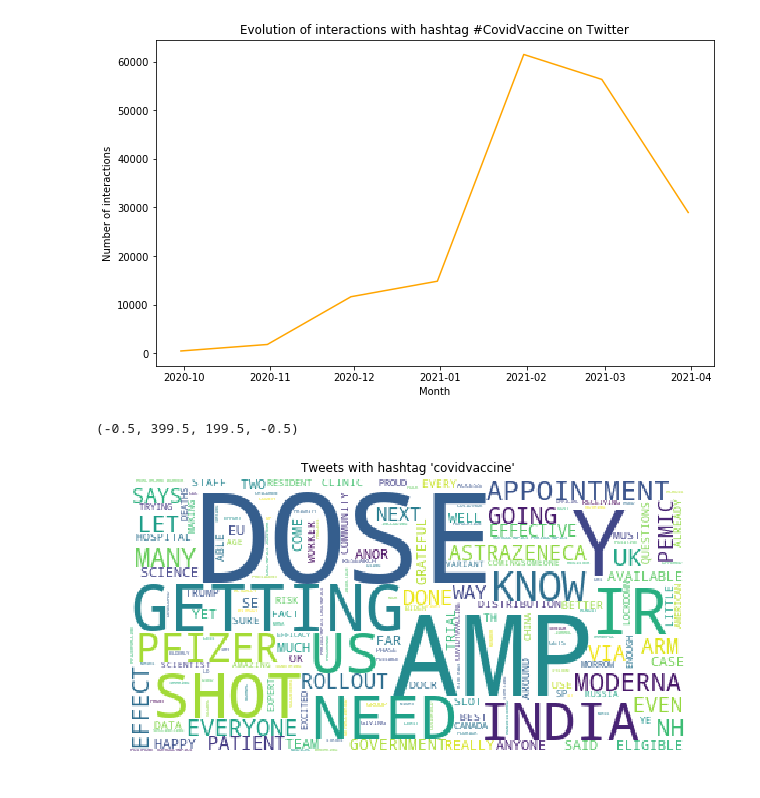
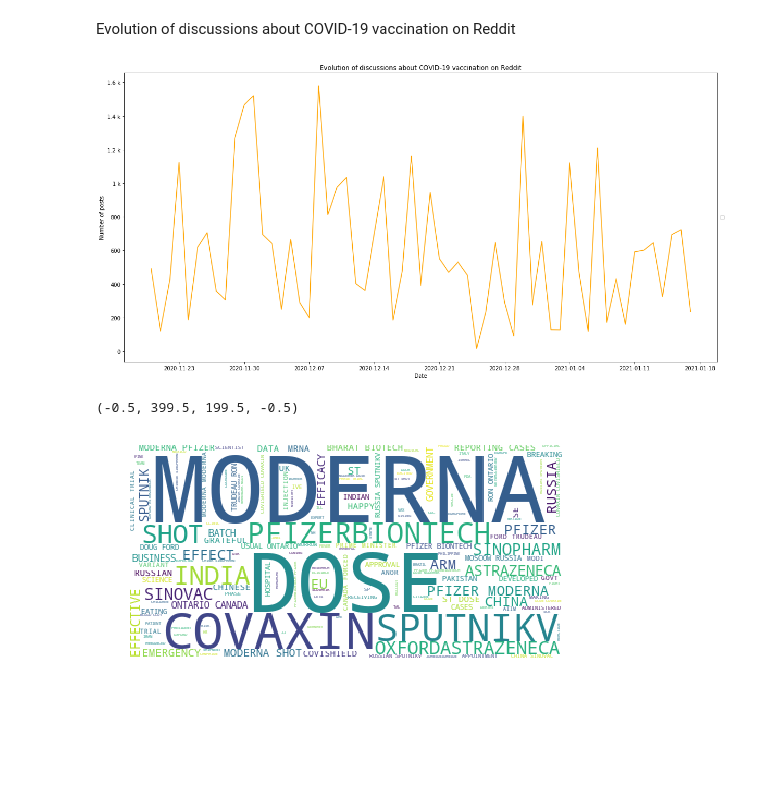
Before and after one commit to mvscti/covid19-vaccine-social-media-perception, a Jupyter notebook: Analyses.ipynb, the cells around one changed output. Cells and saved outputs as stored; diff of their text form; code cells hidden in the pictures; blank space fills up the shorter version.

```diff
--- a/Analyses.ipynb
+++ b/Analyses.ipynb
@@ -8,19 +90,25 @@ from matplotlib import pyplot as plt
+# %% [markdown]
+Evolution of discussions about COVID-19 vaccination on Reddit
 # %%
-#Evolution of interactions with hashtag #CovidVaccine on Twitter
-twitter_df=pd.read_csv('datasets/covidvaccine_hashtag.csv', low_memory=False)
-twitter_data=pd.to_datetime(twitter_df['date'], format='%Y-%m-%d %H:%M:%S.%f', errors='coerce')
-df = (pd.to_datetime(twitter_data.dropna())
+reddit_df['post_date']=reddit_df['post_date'].dropna().apply(adjustDateFormat)
+reddit_data=pd.to_datetime(reddit_df['post_date'], format='%Y-%m-%d %H:%M:%S.%f', errors='coerce')
+df = (pd.to_datetime(reddit_data.dropna())
        .dt.floor('d')
        .value_counts()
        .rename_axis('date')
        .reset_index(name='count'))
-df=df.groupby(pd.Grouper(key='date',freq='1M')).sum().reset_index()
+
 df=df.sort_values(by='date')
-plt.figure(figsize=(10,6))
+plt.legend(loc='center left', bbox_to_anchor=(1, 0.5))
+#plt.figure(figsize=(10,6))
+#Defining engineering notation for Y-Axis
+formatter = EngFormatter()
+plt.gca().yaxis.set_major_formatter(formatter)
 plt.plot(df['date'],df['count'], c='orange')
-plt.xlabel('Month')
-plt.ylabel('Number of interactions')
-plt.title('Evolution of interactions with hashtag #CovidVaccine on Twitter')
+plt.xlabel('Date')
+#plt.xlabel('Month')
+plt.ylabel('Number of posts')
+plt.title('Evolution of discussions about COVID-19 vaccination on Reddit')
 plt.show()
 # %% [output]
-[figure, old version]
+[figure, new version]
@@ -27,24 +117,6 @@ plt.show()
 # %%
-#Generating WordCloud of Twitter users about COVID-19 vaccines
 from wordcloud import WordCloud, STOPWORDS
-import re
-#creates a function to remove all @'s, hashtags, and links
-#Then applies it to the dataframe
-def cleanUpTweet(txt):
-    # Remove mentions
-    txt = re.sub(r'@[A-Za-z0-9_]+', '', txt)
-    # Remove hashtags
-    txt = re.sub(r'#', '', txt)
-    # Remove retweets:
-    txt = re.sub(r'RT : ', '', txt)
-    # Remove urls
-    txt = re.sub(r'https?:\/\/[A-Za-z0-9\.\/]+', '', txt)
-    #removes stop words
-    txt = re.sub(r'the', '', txt)
-    txt = re.sub(r'and', '', txt)
-    txt = re.sub(r'to', '', txt)
-    txt =re.sub(r'covid','',txt)
-    return txt
+from PIL import Image
 
 stopwords = set(STOPWORDS)
 for i in open('stopwords/twitter-stopwords.txt', "r").read().split(','):
@@ -53,18 +125,29 @@ for i in open('stopwords/twitter-stopwords - TA.txt', "r").read().split(','):
     stopwords.add(i)
 for i in open('stopwords/common-english-verbs.txt', "r").read().split(','):
     stopwords.add(i)
+for i in open('stopwords/common-english-prep-conj.txt', "r").read().split(','):
+    stopwords.add(i)
+for i in open('stopwords/common-english-words.txt', "r").read().split(','):
+    stopwords.add(i)
+for i in open('stopwords/smart-common-words.txt', "r").read().split(','):
+    stopwords.add(i)
 for i in open('stopwords/stopWords.txt', "r").read().split('\n'):
+    stopwords.add(i)
+for i in open('stopwords/punctuation.txt', "r").read().split('\n'):
     stopwords.add(i)
 stopwords.add("00A0")
 stopwords.add("00BD")
 stopwords.add("00B8")
 stopwords.add("t")
 stopwords.add("co")
+stopwords.add("going")
 stopwords.add("ed")
 stopwords.add("covidvaccine")
 stopwords.add("covid")
 stopwords.add("corona")
+stopwords.add("bot")
 stopwords.add("covid19")
+stopwords.add("covid-19")
 stopwords.add("coronavirusvaccine")
 stopwords.add("coronavaccine")
 stopwords.add("got")
@@ -84,13 +167,16 @@ stopwords.add("vaccinate")
 stopwords.add("vaccines")
 stopwords.add("s")
 stopwords.add("m")
+stopwords.add("ir")
+stopwords.add("pemic")
 stopwords.add("covid_19")
 stopwords.add("virus")
-wordcloud = WordCloud(background_color="white", stopwords=stopwords,random_state = 2016).generate(" ".join([i for i in twitter_df['text'].dropna().apply(cleanUpTweet).str.upper()]))
-plt.figure(figsize=(10,6))
-plt.title("Tweets with hashtag 'covidvaccine'")
+wordcloud = WordCloud(background_color="white",stopwords=stopwords,random_state = 2016).generate(" ".join([i for i in twitter_df['text'].dropna().apply(cleanUpTweetsAndComments).str.upper()]))
+plt.figure(figsize=(10,4))
+#plt.title("Tweets about COVID-19")
+#plt.title("Tweets with hashtag 'covidvaccine'")
 plt.imshow(wordcloud)
 plt.axis("off")
 # %% [output]
 (-0.5, 399.5, 199.5, -0.5)
-[figure, old version]
+[figure, new version]
```
Also changed, not shown: parts of 16 cells of this notebook, 1 other file.
